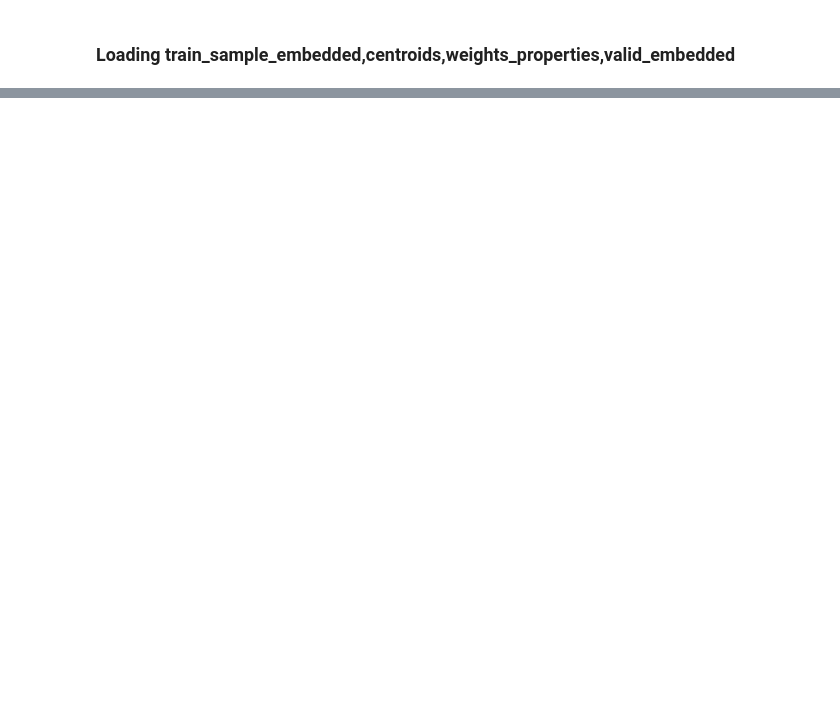
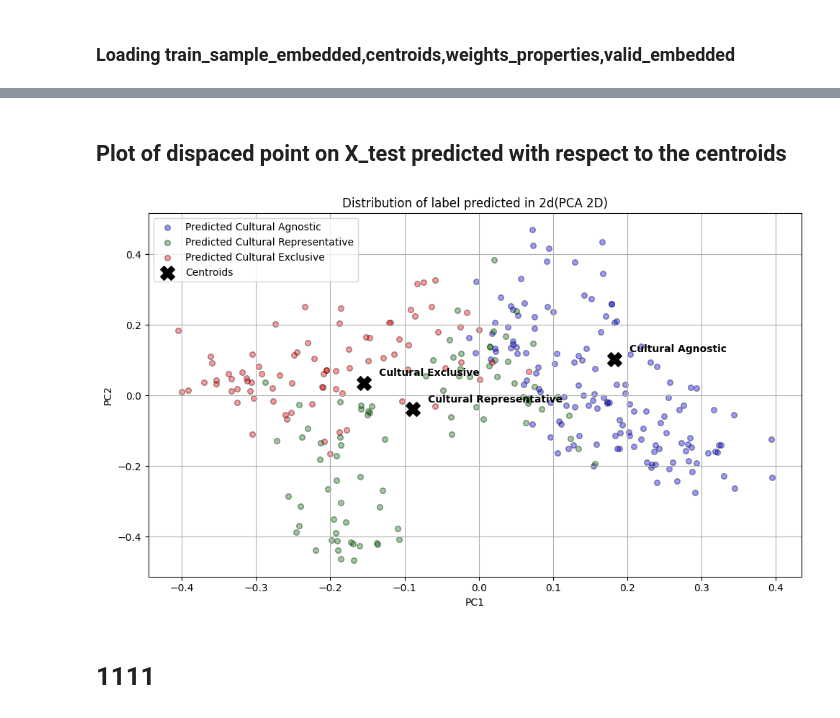
Before and after one commit to LucaColamarino/MNLP_HW1, a Jupyter notebook: NonLM-Approach/Classication_testtowikidata.ipynb, the cells around one changed output, grey strips where cells are left out. Saved outputs shown, nothing was run; the diff lists cells and outputs as text; code cells hidden in the pictures; blank space fills up the shorter version.

```diff
--- a/NonLM-Approach/Classication_testtowikidata.ipynb
+++ b/NonLM-Approach/Classication_testtowikidata.ipynb
@@ -694,0 +602,4 @@ print(f"Prediction for sample: {prediction}")
+# %%
+ds_test_set=pd.read_csv("test_unlabeled.csv")
+X_test_set=ds_test_set.values
+print(X_test_set)
@@ -694,0 +625,19 @@ print(f"Prediction for sample: {prediction}")
+# %%
+#embedding of all samples
+X_test_embed=embedding_sample(X_test_set,vocabulary_j)
+print(X_test_embed)
+Y_test_pred=np.zeros(X_test_embed.shape[0],dtype=np.int32)
+list_x_test_weight=[]
+for i in range(0,X_test_embed.shape[0]):
+
+    #predict every sample of validation with Centroid CA, Centroid CR, Centroid CE and corresponding property weights wrt CA,CR,CE
+    index_class_valid,list_sample_i=predict_entity_score(X_test_embed[i],centroids["centroid_CA"],centroids["centroid_CR"],centroids["centroid_CE"],'test',tfidf=tifdif)
+
+    #collection all y_pred
+    Y_test_pred[i]=index_class_valid
+
+    #collect all x_test_weigthted
+    list_x_test_weight.extend(list_sample_i)
+
+y_test=pd.DataFrame(np.column_stack((X_test_set[:,0],X_test_set[:,1],return_original_label(Y_test_pred))),columns=["item","name","label"])
+y_test.to_csv("Salmonators_output_model_NONLM.csv")
@@ -694,0 +653,8 @@ print(f"Prediction for sample: {prediction}")
+# %% [markdown]
+## Plot of dispaced point on X_test predicted with respect to the centroids
+# %%
+plot_graph_centroid_prediction(list_x_dev_weight=list_x_test_weight,centroids=centroids,Y_pred=Y_test_pred)
+# %% [output]
+[figure, added]
+# %% [markdown]
+# 1111
```
Also changed, not shown: parts of 41 cells of this notebook, 5 other files.
